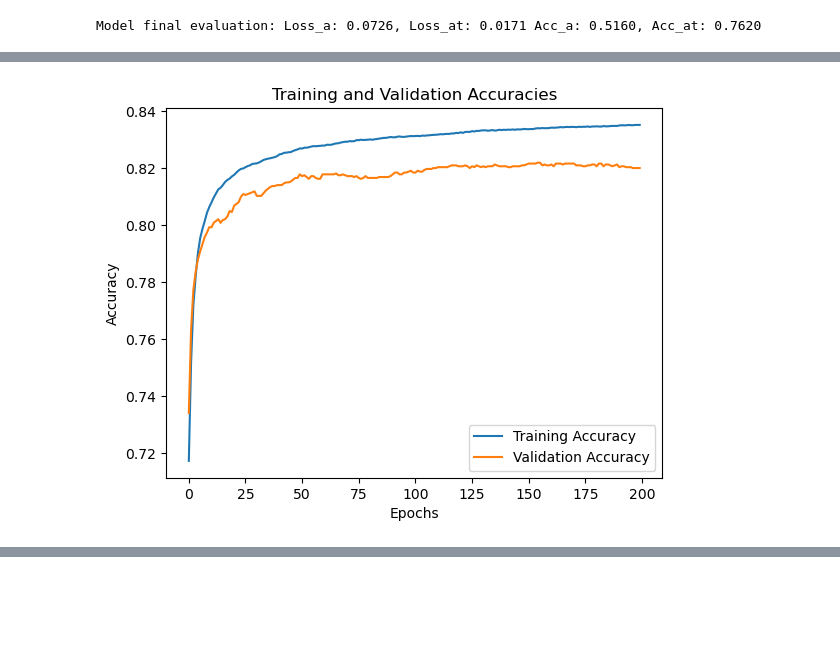
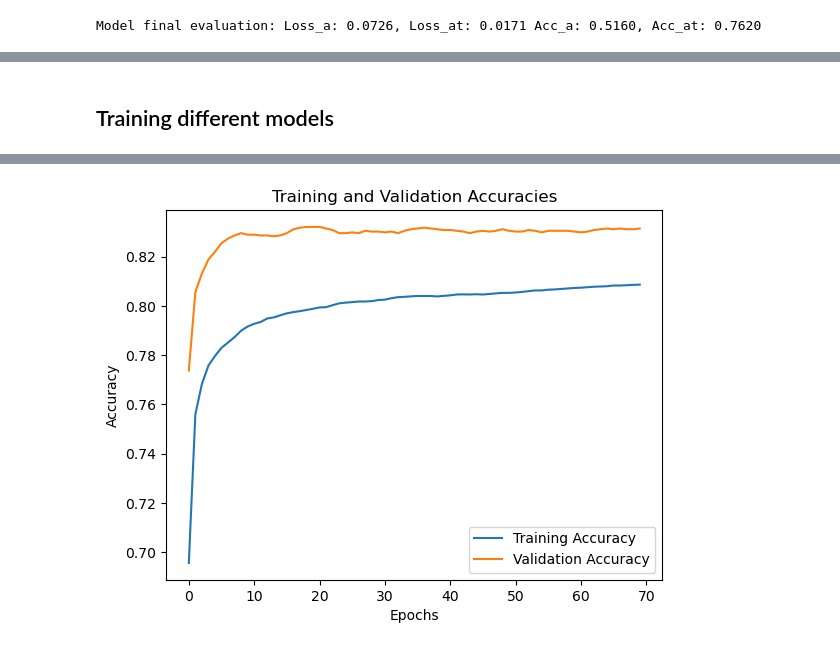
Before and after one commit to mawhab/Visual-Question-Answering, a Jupyter notebook: VQA.ipynb, the cells around one changed output, grey strips where cells are left out. Drawn from its saved outputs; the diff is of its cells as text; code cells hidden in the pictures; blank space fills up the shorter version.

Commit message:
Kaggle Notebook | VQAasg4 | Version 10

```diff
--- a/VQA.ipynb
+++ b/VQA.ipynb
@@ -879,3 +869,6 @@ display(IM(filename='/kaggle/input/vizwiz/data/Images/'+val_df[idx][0]))
+# %%
+X_train_ab, X_test_ab, y_train_ab, y_test_ab = train_test_split(X, answerable, test_size=0.05, random_state=42, stratify=answerable)
 # %%
-train_set = DataLoader(VQADataset(X, answerable, single=True), batch_size=32)
-val_set = DataLoader(VQADataset(X_val, val_answerable, single=True), batch_size=32)
+train_set_ab = DataLoader(VQADataset(X_train_ab, y_train_ab), batch_size=32)
+test_set_ab = DataLoader(VQADataset(X_test_ab, y_test_ab), batch_size=32)
+val_set_ab = DataLoader(VQADataset(X_val, val_answerable), batch_size=32)
@@ -1000,17 +992,12 @@ Epoch [200/200], Loss: 0.0124 Acc: 0.8352       Validation: Loss_at: 0.0137 Acc:
-# %%
-# Plotting the accuracies
-plt.plot(train_accs, label='Training Accuracy')
-plt.plot(val_accs, label='Validation Accuracy')
-
-# Adding labels and title
-plt.xlabel('Epochs')
-plt.ylabel('Accuracy')
-plt.title('Training and Validation Accuracies')
-
-# Adding legend
-plt.legend()
-
-# Display the plot
-plt.show()
-# %% [output]
-[figure, removed]
+# %% [markdown]
+ ## Training different models
+# %%
+embedding_dim = [768*2, 1024*2, 768*2, 768*2]
+num_epochs = 70
+# %%
+i = 0
+# Instantiate the model
+model = VQA_Answerability(embedding_dim[i]).to(device)
+
+train_val_plot_ab(num_epochs, model, train_set_ab, val_set_ab, i, save='/kaggle/working/ab_'+ ms[i]+'.pt')
+# %% [output]
@@ -1016,0 +1021 @@ plt.show()
+[figure, added]
```
Also changed, not shown: parts of 19 cells of this notebook.
